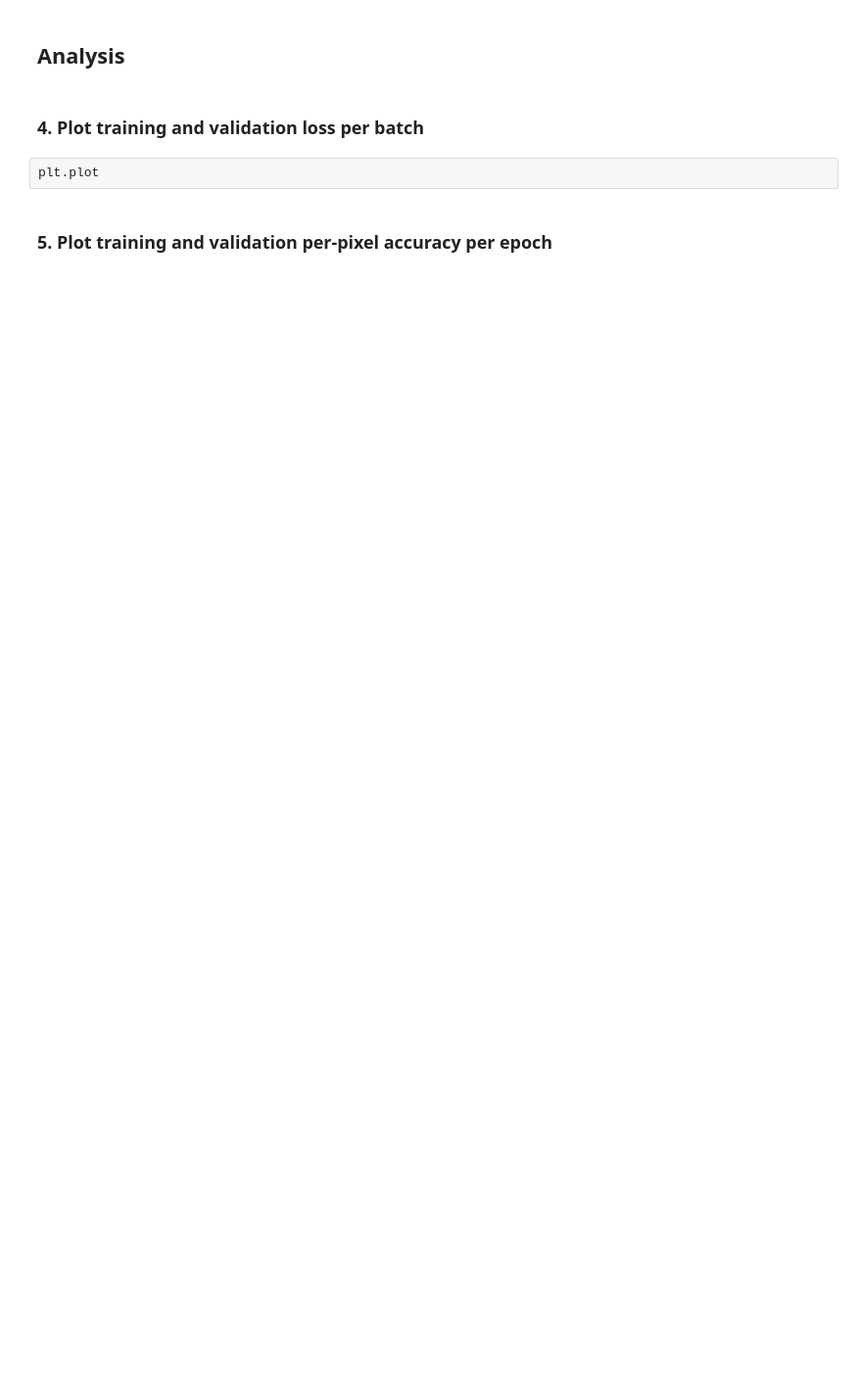
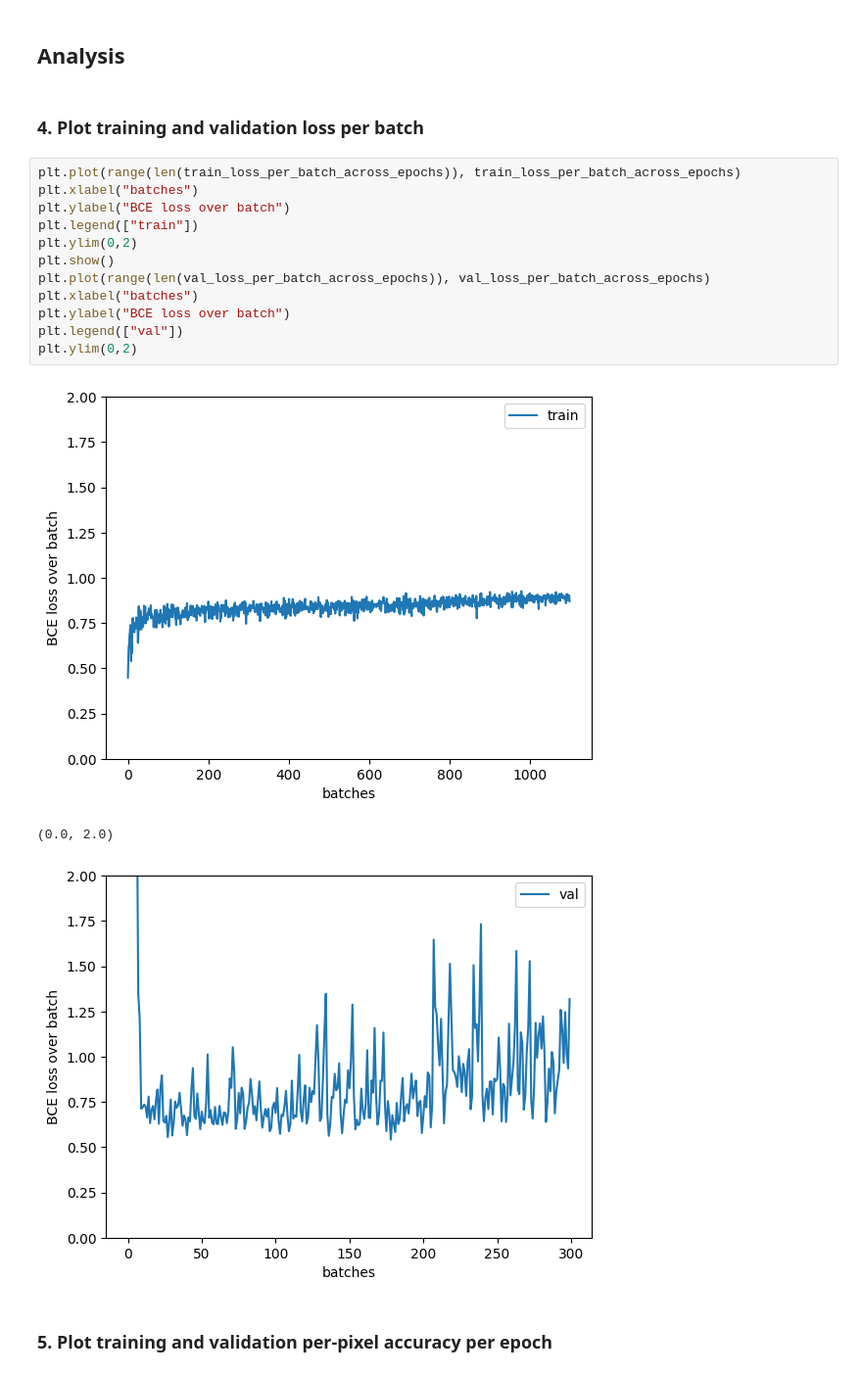
Before and after one commit to harishanmugaraja/harishanmugaraja.github.io, a Jupyter notebook: Copy_of_cmsc472_spring_23_hw4.ipynb, the cells around one changed output. Shown at 98% size. Cells and saved outputs as stored; diff of their text form; blank space fills up the shorter version.

```diff
--- a/Copy_of_cmsc472_spring_23_hw4.ipynb
+++ b/Copy_of_cmsc472_spring_23_hw4.ipynb
@@ -497,7 +494,21 @@ draw_image(rounded_test_images[10])
 ## Analysis
 # %% [markdown]
 ### 4. Plot training and validation loss per batch
-# %%
-plt.plot
+# %%
+plt.plot(range(len(train_loss_per_batch_across_epochs)), train_loss_per_batch_across_epochs)
+plt.xlabel("batches")
+plt.ylabel("BCE loss over batch")
+plt.legend(["train"])
+plt.ylim(0,2)
+plt.show()
+plt.plot(range(len(val_loss_per_batch_across_epochs)), val_loss_per_batch_across_epochs)
+plt.xlabel("batches")
+plt.ylabel("BCE loss over batch")
+plt.legend(["val"])
+plt.ylim(0,2)
+# %% [output]
+[figure, added]
+(0.0, 2.0)
+[figure, added]
 # %% [markdown]
 ### 5. Plot training and validation per-pixel accuracy per epoch
```
Also changed, not shown: parts of 5 cells of this notebook.
